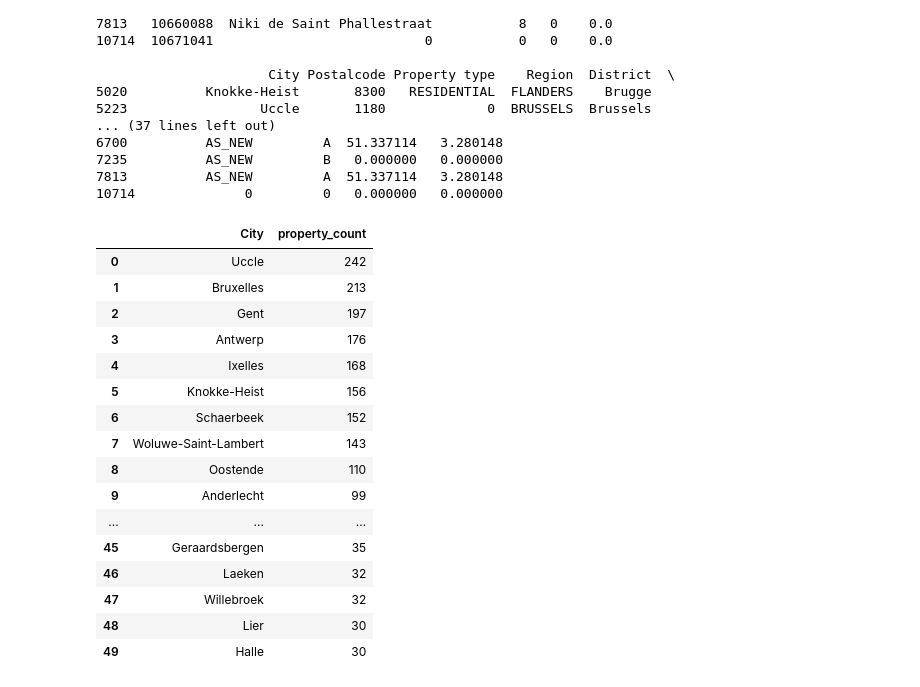
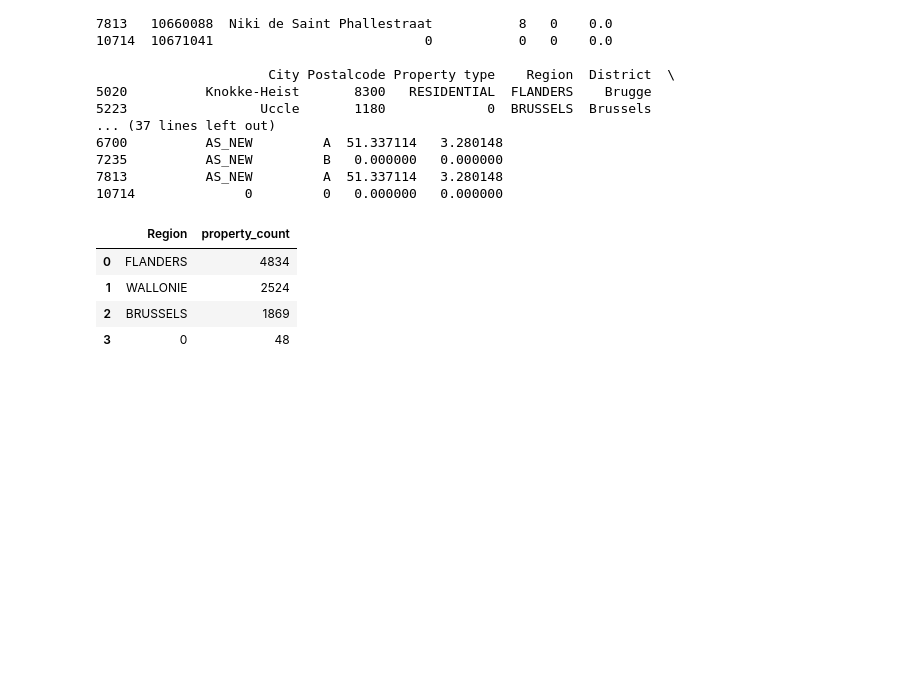
Before and after one commit to moni2code/Data-visualization-ImmoEliza, a Jupyter notebook: test_notebook.ipynb, the cells around one changed output. Drawn from its saved outputs; the diff is of its cells as text; code cells hidden in the pictures; blank space fills up the shorter version.

```diff
--- a/test_notebook.ipynb
+++ b/test_notebook.ipynb
@@ -273,27 +273,15 @@ print(expensive_prop)
 7813          AS_NEW         A  51.337114   3.280148
 10714              0         0   0.000000   0.000000
 # %%
-property_count= df["City"].value_counts().reset_index()
-property_count.columns = ['City', 'property_count']
-display(property_count[:50])
+property_count= df["Region"].value_counts().reset_index()
+property_count.columns = ['Region', 'property_count']
+display(property_count)
 # %% [output]
-|  | City | property_count |
-| 0 | Uccle | 242 |
-| 1 | Bruxelles | 213 |
-| 2 | Gent | 197 |
-| 3 | Antwerp | 176 |
-| 4 | Ixelles | 168 |
-| 5 | Knokke-Heist | 156 |
-| 6 | Schaerbeek | 152 |
-| 7 | Woluwe-Saint-Lambert | 143 |
-| 8 | Oostende | 110 |
-| 9 | Anderlecht | 99 |
-| ... | ... | ... |
-| 45 | Geraardsbergen | 35 |
-| 46 | Laeken | 32 |
-| 47 | Willebroek | 32 |
-| 48 | Lier | 30 |
-| 49 | Halle | 30 |
+|  | Region | property_count |
+| 0 | FLANDERS | 4834 |
+| 1 | WALLONIE | 2524 |
+| 2 | BRUSSELS | 1869 |
+| 3 | 0 | 48 |
 # %%
 sns.catplot(x="City", y="property_count", data=property_count, kind="bar")
 plt.show()
```
Also changed, not shown: parts of 17 cells of this notebook.
